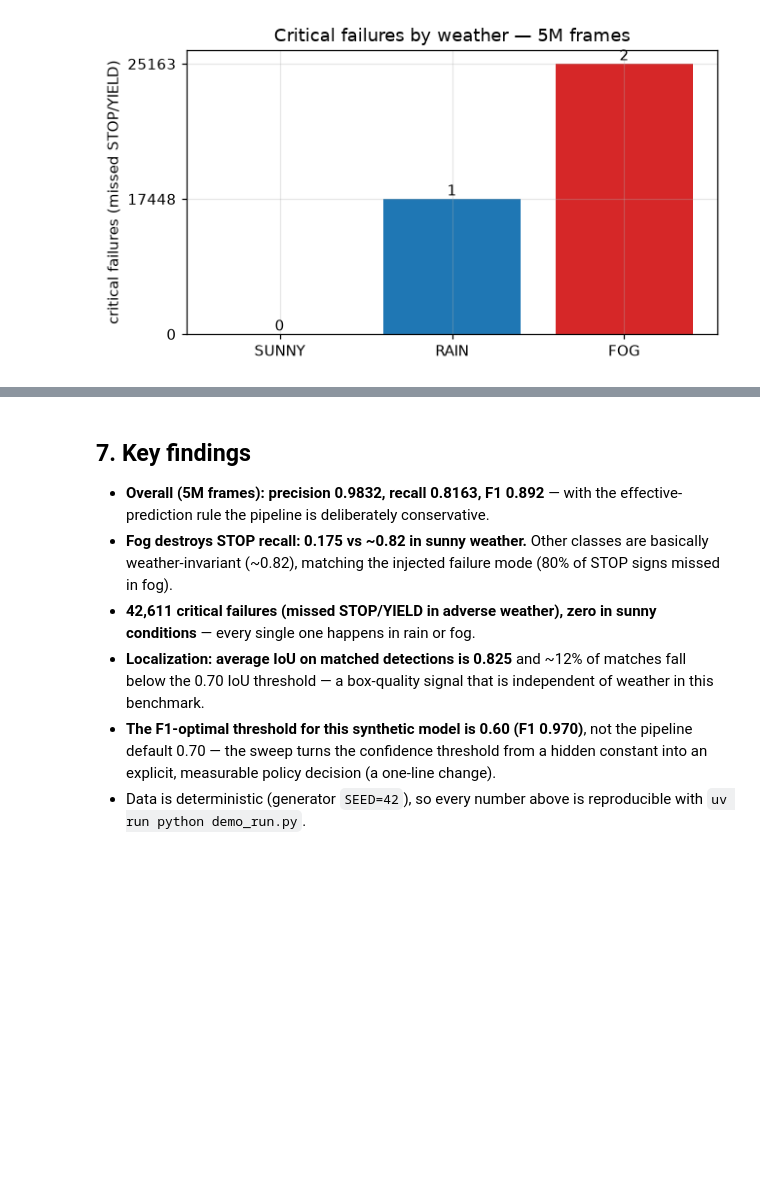
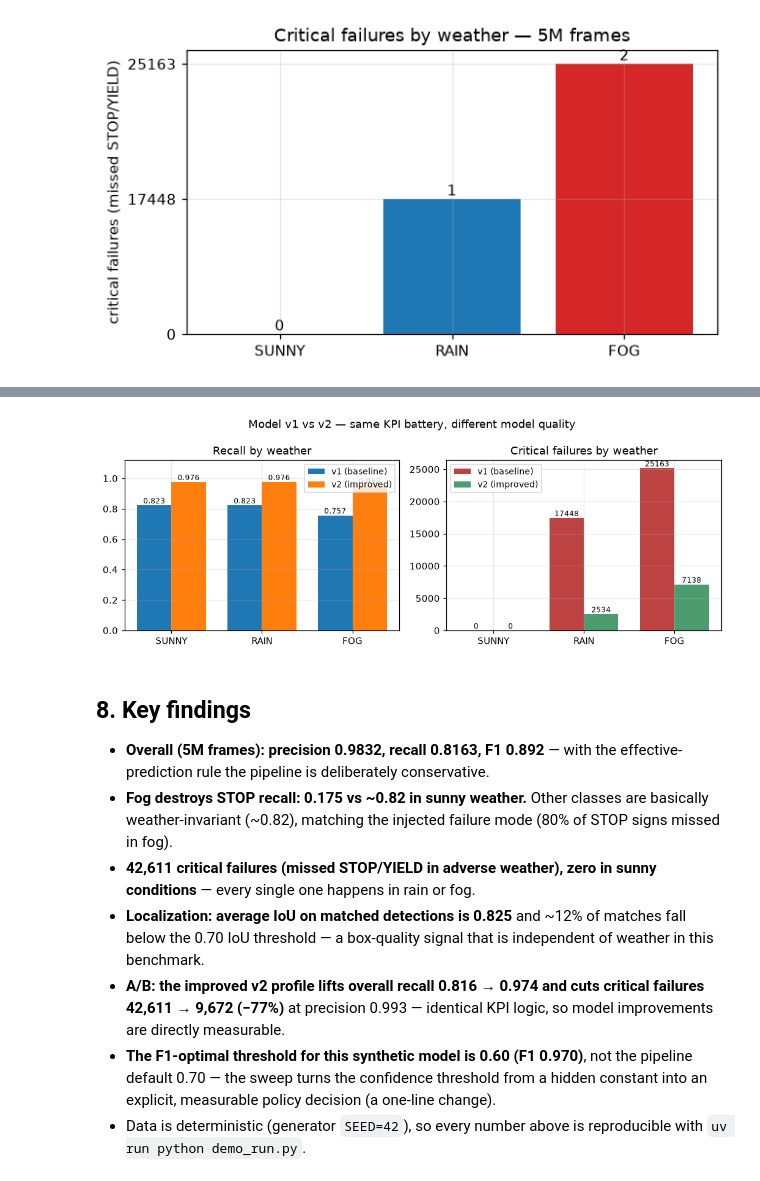
Before and after one commit to sepawid/av-portfolio, a Jupyter notebook: notebooks/exploration.ipynb, the cells around one changed output, grey strips where cells are left out. Drawn from its saved outputs; the diff is of its cells as text; code cells hidden in the pictures; blank space fills up the shorter version.

```diff
--- a/notebooks/exploration.ipynb
+++ b/notebooks/exploration.ipynb
@@ -335,0 +346,3 @@ plt.show()
+# %%
+comparison = pl.read_parquet(ROOT / "data/processed/model_comparison.parquet")
+comparison
@@ -336,5 +361,51 @@ plt.show()
+# %%
+segments = comparison.filter(pl.col("weather").is_not_null()).sort(["weather", "model"])
+labels = [WEATHER_NAMES[w] for w in segments["weather"].unique(maintain_order=True).to_list()]
+v1 = segments.filter(pl.col("model") == "v1")
+v2 = segments.filter(pl.col("model") == "v2")
+x = np.arange(len(labels))
+width = 0.38
+
+fig, axes = plt.subplots(1, 2, figsize=(9.5, 3.6))
+bars = axes[0].bar(x - width / 2, v1["recall"], width, label="v1 (baseline)")
+bars2 = axes[0].bar(x + width / 2, v2["recall"], width, label="v2 (improved)")
+axes[0].bar_label(bars, fmt="%.3f", fontsize=8)
+axes[0].bar_label(bars2, fmt="%.3f", fontsize=8)
+axes[0].set_xticks(x, labels)
+axes[0].set_ylim(0, 1.12)
+axes[0].set_title("Recall by weather")
+axes[0].legend(fontsize=9)
+
+bars = axes[1].bar(
+    x - width / 2,
+    v1["critical_failures"],
+    width,
+    label="v1 (baseline)",
+    color="firebrick",
+    alpha=0.85,
+)
+bars2 = axes[1].bar(
+    x + width / 2,
+    v2["critical_failures"],
+    width,
+    label="v2 (improved)",
+    color="seagreen",
+    alpha=0.85,
+)
+axes[1].bar_label(bars, fontsize=8)
+axes[1].bar_label(bars2, fontsize=8)
+axes[1].set_xticks(x, labels)
+axes[1].set_title("Critical failures by weather")
+axes[1].legend(fontsize=9)
+
+fig.suptitle("Model v1 vs v2 — same KPI battery, different model quality")
+fig.tight_layout()
+fig.savefig(FIGURES_DIR / "05_model_comparison.png")
+plt.show()
+# %% [output]
+[figure, added]
 # %% [markdown]
-## 7. Key findings
+## 8. Key findings
 
 - **Overall (5M frames): precision 0.9832, recall 0.8163, F1 0.892** — with the
   effective-prediction rule the pipeline is deliberately conservative.
@@ -346,6 +417,9 @@ plt.show()
 - **Localization: average IoU on matched detections is 0.825** and ~12% of
   matches fall below the 0.70 IoU threshold — a box-quality signal that is
   independent of weather in this benchmark.
+- **A/B: the improved v2 profile lifts overall recall 0.816 → 0.974 and cuts
+  critical failures 42,611 → 9,672 (−77%)** at precision 0.993 — identical KPI
+  logic, so model improvements are directly measurable.
 - **The F1-optimal threshold for this synthetic model is 0.60 (F1 0.970)**, not
   the pipeline default 0.70 — the sweep turns the confidence threshold from a
   hidden constant into an explicit, measurable policy decision (a one-line change).
```
Also changed, not shown: parts of 2 cells of this notebook, 5 other files.
